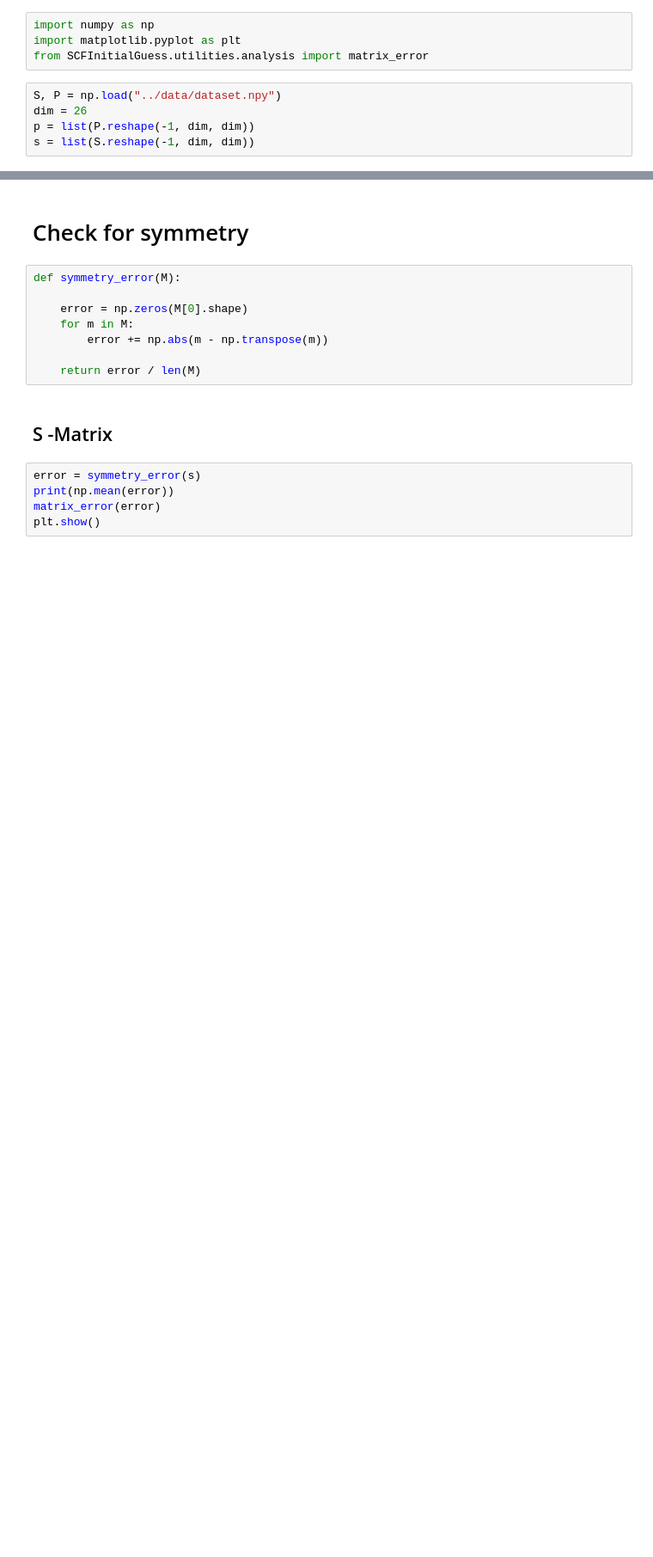
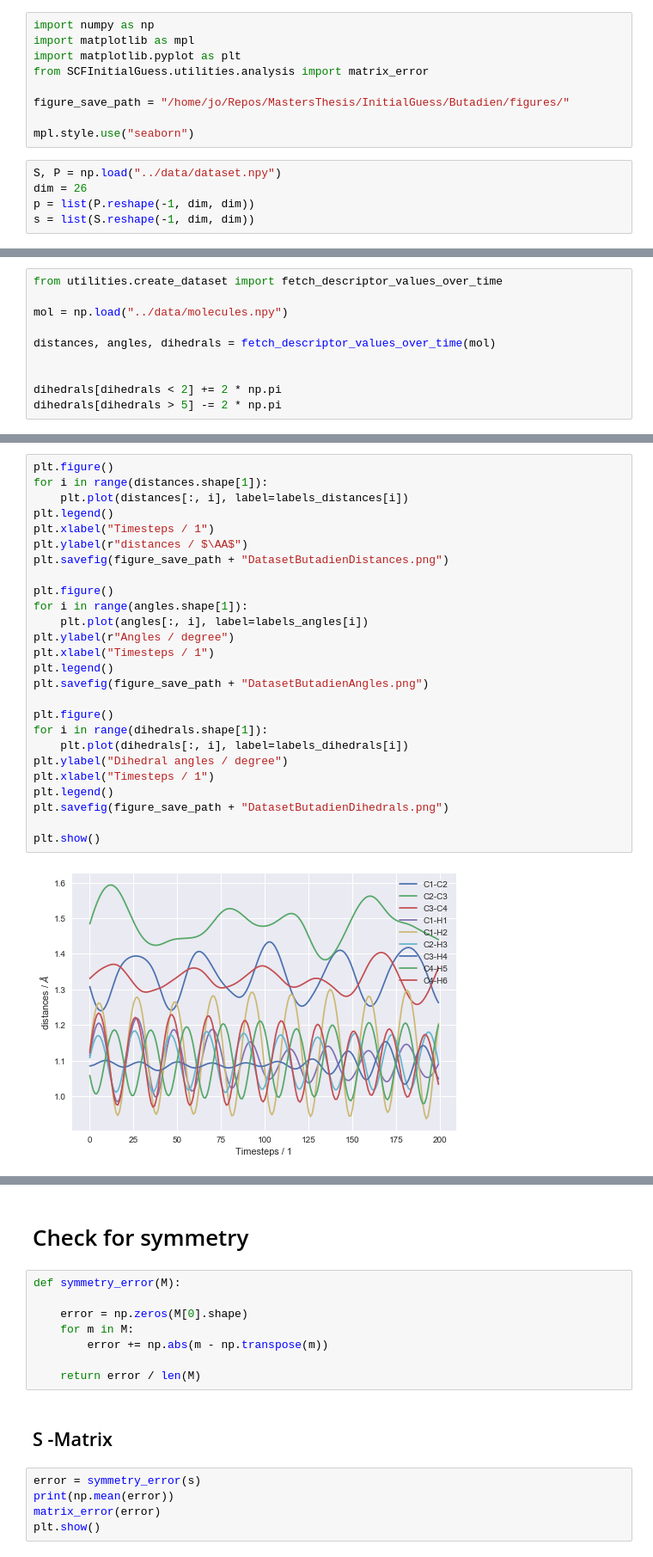
Before and after one commit to jcartus/SCFInitialGuess, a Jupyter notebook: butadien/notebooks/Dataset Analysis.ipynb, the cells around one changed output, grey strips where cells are left out. Shown at 86% size. Saved outputs shown, nothing was run; the diff lists cells and outputs as text; blank space fills up the shorter version.

Commit message:
CHG: added time evolution of descriptros.

```diff
--- a/butadien/notebooks/Dataset Analysis.ipynb
+++ b/butadien/notebooks/Dataset Analysis.ipynb
@@ -2,8 +2,13 @@
 # Fechting the dataset
 # %%
 import numpy as np
+import matplotlib as mpl
 import matplotlib.pyplot as plt
 from SCFInitialGuess.utilities.analysis import matrix_error
+
+figure_save_path = "/home/jo/Repos/MastersThesis/InitialGuess/Butadien/figures/"
+
+mpl.style.use("seaborn")
 # %%
 S, P = np.load("../data/dataset.npy")
 dim = 26
@@ -11,0 +19,10 @@ s = list(S.reshape(-1, dim, dim))
+# %%
+from utilities.create_dataset import fetch_descriptor_values_over_time
+
+mol = np.load("../data/molecules.npy")
+
+distances, angles, dihedrals = fetch_descriptor_values_over_time(mol)
+
+
+dihedrals[dihedrals < 2] += 2 * np.pi
+dihedrals[dihedrals > 5] -= 2 * np.pi
@@ -11,0 +62,28 @@ s = list(S.reshape(-1, dim, dim))
+# %%
+plt.figure()
+for i in range(distances.shape[1]):
+    plt.plot(distances[:, i], label=labels_distances[i])
+plt.legend()
+plt.xlabel("Timesteps / 1")
+plt.ylabel(r"distances / $\AA$")
+plt.savefig(figure_save_path + "DatasetButadienDistances.png")
+
+plt.figure()
+for i in range(angles.shape[1]):
+    plt.plot(angles[:, i], label=labels_angles[i])
+plt.ylabel(r"Angles / degree")
+plt.xlabel("Timesteps / 1")
+plt.legend()
+plt.savefig(figure_save_path + "DatasetButadienAngles.png")
+
+plt.figure()
+for i in range(dihedrals.shape[1]):
+    plt.plot(dihedrals[:, i], label=labels_dihedrals[i])
+plt.ylabel("Dihedral angles / degree")
+plt.xlabel("Timesteps / 1")
+plt.legend()
+plt.savefig(figure_save_path + "DatasetButadienDihedrals.png")
+
+plt.show()
+# %% [output]
+[figure, added]
```
Also changed, not shown: parts of 3 cells of this notebook.
